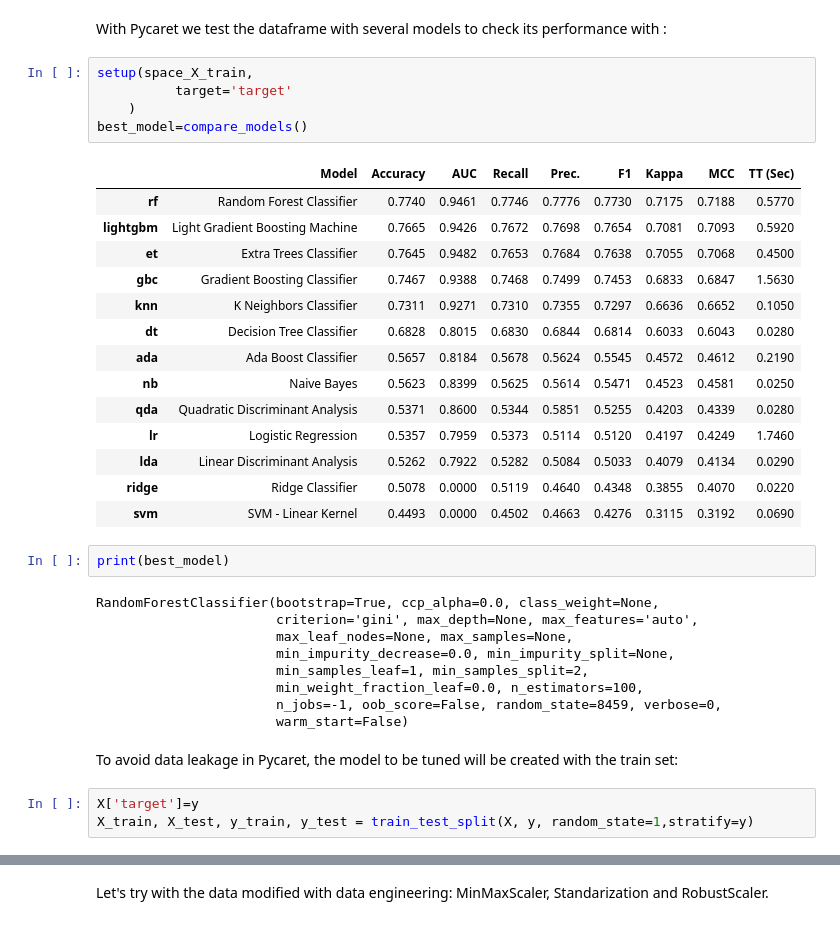
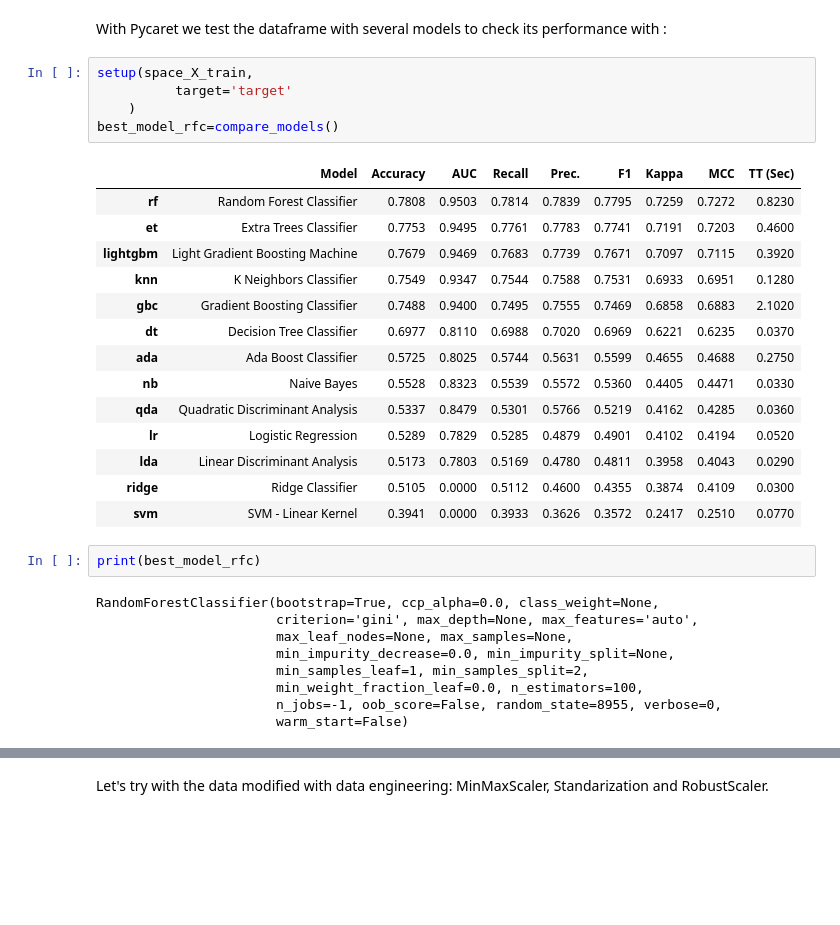
Before and after one commit to MarkusHumetus/Hackathon_Talent_Squad, a Jupyter notebook: main.ipynb, the cells around one changed output, grey strips where cells are left out. Saved outputs shown, nothing was run; the diff lists cells and outputs as text; blank space fills up the shorter version.

```diff
--- a/main.ipynb
+++ b/main.ipynb
@@ -164,25 +164,25 @@ With Pycaret we test the dataframe with several models to check its performance
 # %%
 setup(space_X_train,
           target='target'
     )
-best_model=compare_models()
+best_model_rfc=compare_models()
 # %% [output]
 |  | Model | Accuracy | AUC | Recall | Prec. | F1 | Kappa | MCC | TT (Sec) |
-| rf | Random Forest Classifier | 0.7740 | 0.9461 | 0.7746 | 0.7776 | 0.7730 | 0.7175 | 0.7188 | 0.5770 |
-| lightgbm | Light Gradient Boosting Machine | 0.7665 | 0.9426 | 0.7672 | 0.7698 | 0.7654 | 0.7081 | 0.7093 | 0.5920 |
-| et | Extra Trees Classifier | 0.7645 | 0.9482 | 0.7653 | 0.7684 | 0.7638 | 0.7055 | 0.7068 | 0.4500 |
-| gbc | Gradient Boosting Classifier | 0.7467 | 0.9388 | 0.7468 | 0.7499 | 0.7453 | 0.6833 | 0.6847 | 1.5630 |
-| knn | K Neighbors Classifier | 0.7311 | 0.9271 | 0.7310 | 0.7355 | 0.7297 | 0.6636 | 0.6652 | 0.1050 |
-| dt | Decision Tree Classifier | 0.6828 | 0.8015 | 0.6830 | 0.6844 | 0.6814 | 0.6033 | 0.6043 | 0.0280 |
-| ada | Ada Boost Classifier | 0.5657 | 0.8184 | 0.5678 | 0.5624 | 0.5545 | 0.4572 | 0.4612 | 0.2190 |
-| nb | Naive Bayes | 0.5623 | 0.8399 | 0.5625 | 0.5614 | 0.5471 | 0.4523 | 0.4581 | 0.0250 |
-| qda | Quadratic Discriminant Analysis | 0.5371 | 0.8600 | 0.5344 | 0.5851 | 0.5255 | 0.4203 | 0.4339 | 0.0280 |
-| lr | Logistic Regression | 0.5357 | 0.7959 | 0.5373 | 0.5114 | 0.5120 | 0.4197 | 0.4249 | 1.7460 |
-| lda | Linear Discriminant Analysis | 0.5262 | 0.7922 | 0.5282 | 0.5084 | 0.5033 | 0.4079 | 0.4134 | 0.0290 |
-| ridge | Ridge Classifier | 0.5078 | 0.0000 | 0.5119 | 0.4640 | 0.4348 | 0.3855 | 0.4070 | 0.0220 |
-| svm | SVM - Linear Kernel | 0.4493 | 0.0000 | 0.4502 | 0.4663 | 0.4276 | 0.3115 | 0.3192 | 0.0690 |
+| rf | Random Forest Classifier | 0.7808 | 0.9503 | 0.7814 | 0.7839 | 0.7795 | 0.7259 | 0.7272 | 0.8230 |
+| et | Extra Trees Classifier | 0.7753 | 0.9495 | 0.7761 | 0.7783 | 0.7741 | 0.7191 | 0.7203 | 0.4600 |
+| lightgbm | Light Gradient Boosting Machine | 0.7679 | 0.9469 | 0.7683 | 0.7739 | 0.7671 | 0.7097 | 0.7115 | 0.3920 |
+| knn | K Neighbors Classifier | 0.7549 | 0.9347 | 0.7544 | 0.7588 | 0.7531 | 0.6933 | 0.6951 | 0.1280 |
+| gbc | Gradient Boosting Classifier | 0.7488 | 0.9400 | 0.7495 | 0.7555 | 0.7469 | 0.6858 | 0.6883 | 2.1020 |
+| dt | Decision Tree Classifier | 0.6977 | 0.8110 | 0.6988 | 0.7020 | 0.6969 | 0.6221 | 0.6235 | 0.0370 |
+| ada | Ada Boost Classifier | 0.5725 | 0.8025 | 0.5744 | 0.5631 | 0.5599 | 0.4655 | 0.4688 | 0.2750 |
+| nb | Naive Bayes | 0.5528 | 0.8323 | 0.5539 | 0.5572 | 0.5360 | 0.4405 | 0.4471 | 0.0330 |
+| qda | Quadratic Discriminant Analysis | 0.5337 | 0.8479 | 0.5301 | 0.5766 | 0.5219 | 0.4162 | 0.4285 | 0.0360 |
+| lr | Logistic Regression | 0.5289 | 0.7829 | 0.5285 | 0.4879 | 0.4901 | 0.4102 | 0.4194 | 0.0520 |
+| lda | Linear Discriminant Analysis | 0.5173 | 0.7803 | 0.5169 | 0.4780 | 0.4811 | 0.3958 | 0.4043 | 0.0290 |
+| ridge | Ridge Classifier | 0.5105 | 0.0000 | 0.5112 | 0.4600 | 0.4355 | 0.3874 | 0.4109 | 0.0300 |
+| svm | SVM - Linear Kernel | 0.3941 | 0.0000 | 0.3933 | 0.3626 | 0.3572 | 0.2417 | 0.2510 | 0.0770 |
 # %%
-print(best_model)
+print(best_model_rfc)
 # %% [output]
 RandomForestClassifier(bootstrap=True, ccp_alpha=0.0, class_weight=None,
                        criterion='gini', max_depth=None, max_features='auto',
@@ -190,10 +190,5 @@ RandomForestClassifier(bootstrap=True, ccp_alpha=0.0, class_weight=None,
                        min_impurity_decrease=0.0, min_impurity_split=None,
                        min_samples_leaf=1, min_samples_split=2,
                        min_weight_fraction_leaf=0.0, n_estimators=100,
-                       n_jobs=-1, oob_score=False, random_state=8459, verbose=0,
+                       n_jobs=-1, oob_score=False, random_state=8955, verbose=0,
                        warm_start=False)
-# %% [markdown]
-To avoid data leakage in Pycaret, the model to be tuned will be created with the train set:
-# %%
-X['target']=y
-X_train, X_test, y_train, y_test = train_test_split(X, y, random_state=1,stratify=y)
```
Also changed, not shown: parts of 46 cells of this notebook, 3 other files.
